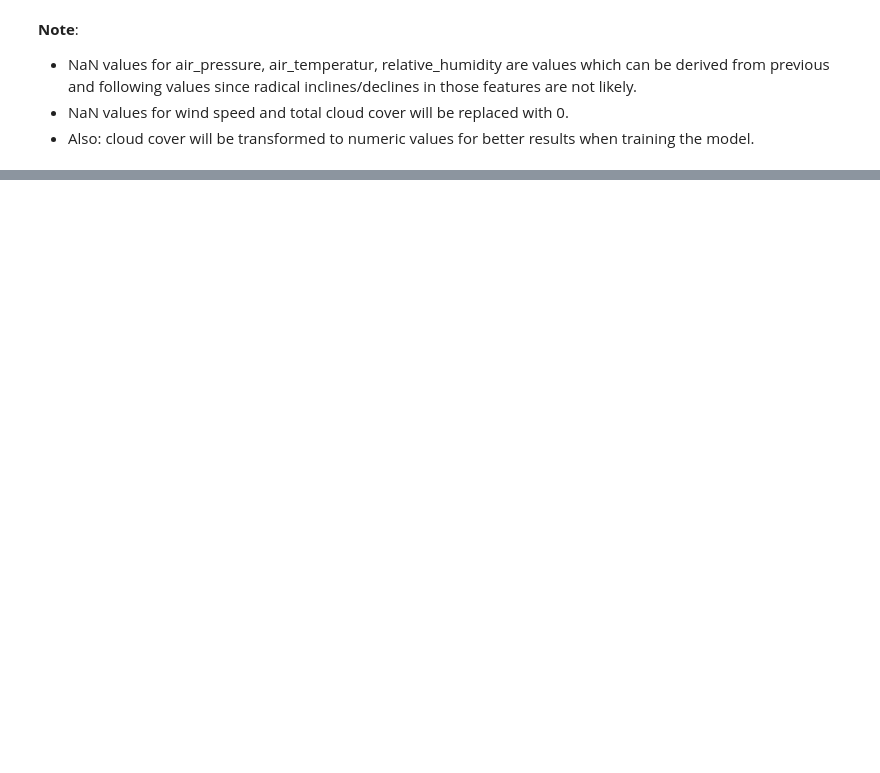
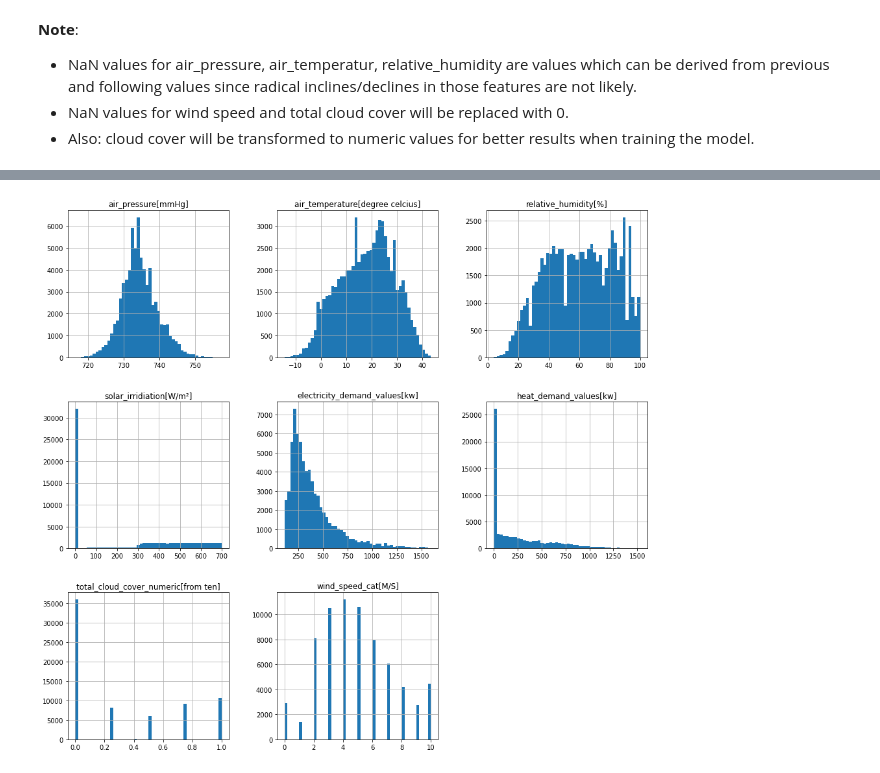
Before and after one commit to i-terzic/predicting-energy-consumption-based-on-weather-data, a Jupyter notebook: predicting-energy-demand-based-on-weather-data.ipynb, the cells around one changed output, grey strips where cells are left out. Drawn from its saved outputs; the diff is of its cells as text; code cells hidden in the pictures; blank space fills up the shorter version.

```diff
--- a/predicting-energy-demand-based-on-weather-data.ipynb
+++ b/predicting-energy-demand-based-on-weather-data.ipynb
@@ -206,0 +185,19 @@ Index(['Time', 'air_pressure[mmHg]', 'air_temperature[degree celcius]',
+# %%
+# Combine similar windspeed categories into one class
+df["wind_speed_cat[M/S]"] = np.ceil(df["wind_speed[M/S]"])
+df["wind_speed_cat[M/S]"].where(df["wind_speed[M/S]"] < 10, 10, inplace=True)
+# %%
+# Replace NaN for cloud_cover with 0
+# Reshape total_cloud_cover to float
+cloud_mapping = {
+    'no clouds': 0,
+    'Sky obscured by fog and/or other meteorological phenomena.': 0,
+    'nan': 0,
+    '2/10–3/10.': 0.25,
+    '5/10.': 0.5,
+    '10/10.': 1.0,
+    '7/10 – 8/10.': 0.75,
+    '4/10.': 0.4
+}
+df["total_cloud_cover_numeric[from ten]"] = df["total_cloud_cover[from ten]"].apply(lambda x: cloud_mapping.get(x))
+df["total_cloud_cover_numeric[from ten]"].fillna(value=0, inplace=True)
@@ -206,0 +208,4 @@ Index(['Time', 'air_pressure[mmHg]', 'air_temperature[degree celcius]',
+# %%
+df_cleaned = df.copy()
+# %%
+df_cleaned.drop(columns=["wind_speed[M/S]", "total_cloud_cover[from ten]"], inplace=True)
@@ -206,0 +226,6 @@ Index(['Time', 'air_pressure[mmHg]', 'air_temperature[degree celcius]',
+# %%
+# Visualizing features to detect outliners
+df_cleaned.hist(bins=50, figsize=(16,15))
+plt.show()
+# %% [output]
+[figure, added]
```
Also changed, not shown: parts of 19 cells of this notebook.
